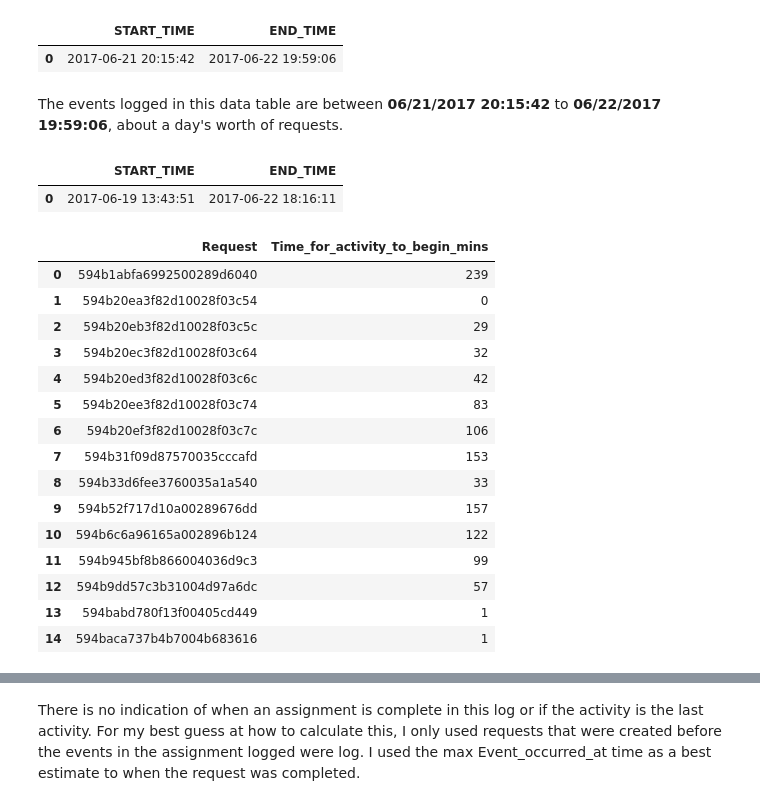
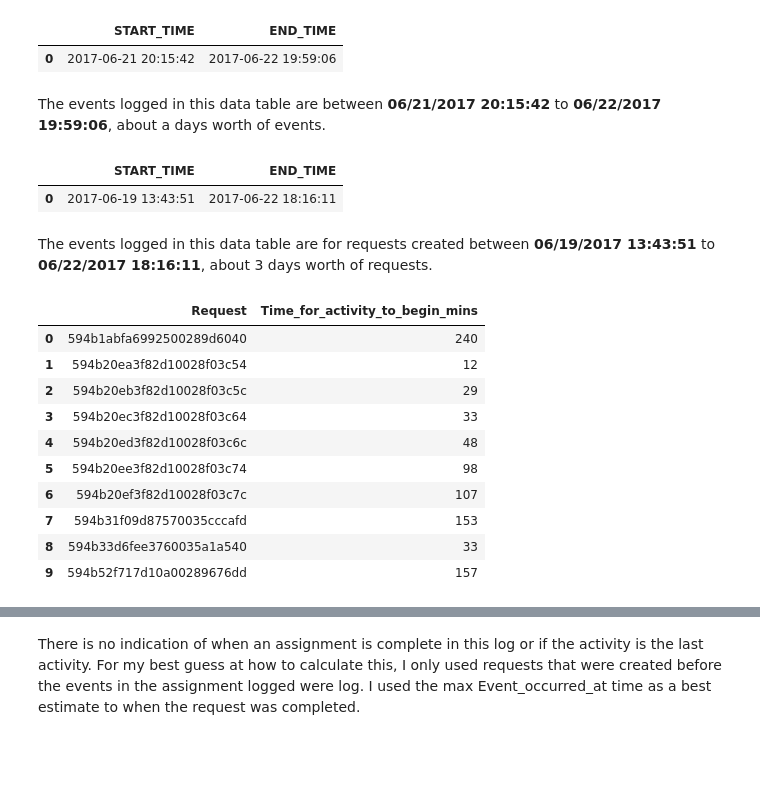
Before and after one commit to erikajane/Wonder_SQL_Task, a Jupyter notebook: Part 1 - Analysis.ipynb, the cells around one changed output, grey strips where cells are left out. Saved outputs shown, nothing was run; the diff lists cells and outputs as text; code cells hidden in the pictures; blank space fills up the shorter version.

```diff
--- a/Part 1 - Analysis.ipynb
+++ b/Part 1 - Analysis.ipynb
@@ -8,6 +8,7 @@
 import sqlite3
 import pandas as pd
 pd.options.display.max_rows = 999
+pd.options.display.max_columns = 999
 # %%
 # Load data
 df = pd.read_csv('Assignment_Log.csv')
@@ -123,7 +170,7 @@ data.head(15)
 |  | START_TIME | END_TIME |
 | 0 | 2017-06-21 20:15:42 | 2017-06-22 19:59:06 |
 # %% [markdown]
-The events logged in this data table are between __06/21/2017 20:15:42__ to __06/22/2017 19:59:06__, about a day's worth of requests.
+The events logged in this data table are between __06/21/2017 20:15:42__ to __06/22/2017 19:59:06__, about a days worth of events.
 # %%
 # Query the minimum and maximum values for Request_created_at
 
@@ -135,31 +182,29 @@ data.head(15)
 # %% [output]
 |  | START_TIME | END_TIME |
 | 0 | 2017-06-19 13:43:51 | 2017-06-22 18:16:11 |
+# %% [markdown]
+The events logged in this data table are for requests created between __06/19/2017 13:43:51__ to __06/22/2017 18:16:11__, about 3 days worth of requests.
 # %%
 # Query the time it takes for activity to start on a request
 
 c.execute('''SELECT Request, ((strftime('%s', MIN(Event_occurred_at)) - strftime('%s', Request_created_at))/60) AS Time_for_activity_to_begin_mins
             FROM Assignments
+            WHERE Action LIKE '%Accepted Job%'
             GROUP BY Request
             HAVING Request_created_at >= '2017-06-21 20:15:42'
             ORDER BY Request_created_at;''')
 data = pd.DataFrame(c.fetchall())
 data.columns = [x[0] for x in c.description]
-data.head(15)
+data.head(10)
 # %% [output]
 |  | Request | Time_for_activity_to_begin_mins |
-| 0 | 594b1abfa6992500289d6040 | 239 |
-| 1 | 594b20ea3f82d10028f03c54 | 0 |
+| 0 | 594b1abfa6992500289d6040 | 240 |
+| 1 | 594b20ea3f82d10028f03c54 | 12 |
 | 2 | 594b20eb3f82d10028f03c5c | 29 |
-| 3 | 594b20ec3f82d10028f03c64 | 32 |
-| 4 | 594b20ed3f82d10028f03c6c | 42 |
-| 5 | 594b20ee3f82d10028f03c74 | 83 |
-| 6 | 594b20ef3f82d10028f03c7c | 106 |
+| 3 | 594b20ec3f82d10028f03c64 | 33 |
+| 4 | 594b20ed3f82d10028f03c6c | 48 |
+| 5 | 594b20ee3f82d10028f03c74 | 98 |
+| 6 | 594b20ef3f82d10028f03c7c | 107 |
 | 7 | 594b31f09d87570035cccafd | 153 |
 | 8 | 594b33d6fee3760035a1a540 | 33 |
 | 9 | 594b52f717d10a00289676dd | 157 |
-| 10 | 594b6c6a96165a002896b124 | 122 |
-| 11 | 594b945bf8b866004036d9c3 | 99 |
-| 12 | 594b9dd57c3b31004d97a6dc | 57 |
-| 13 | 594babd780f13f00405cd449 | 1 |
-| 14 | 594baca737b4b7004b683616 | 1 |
```
Also changed, not shown: parts of 31 cells of this notebook, 4 other files.
